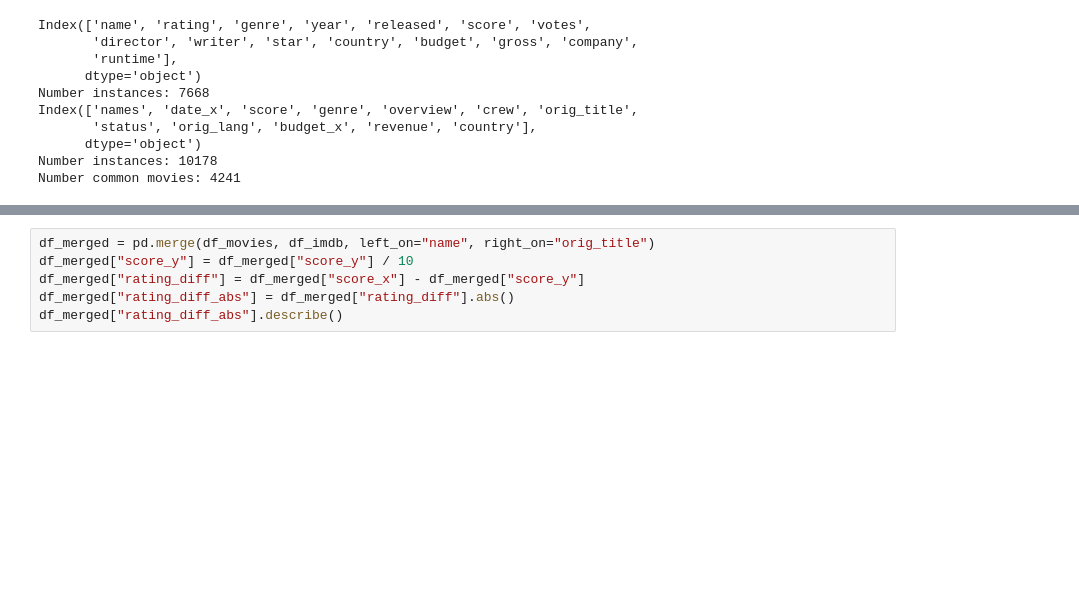
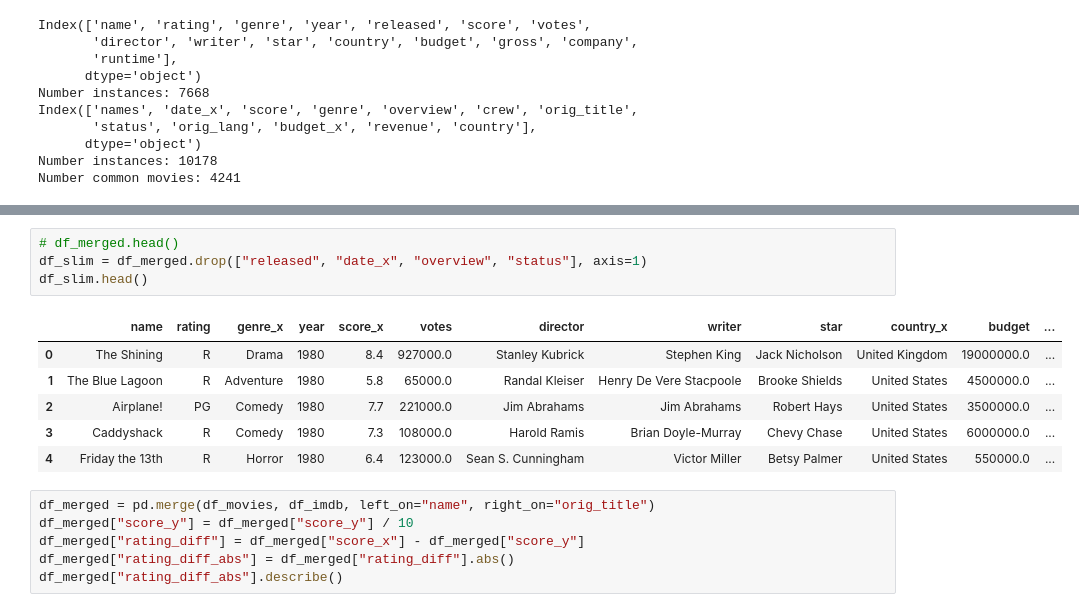
Before and after one commit to KalebJS/cs201r-final-project, a Jupyter notebook: explore.ipynb, the cells around one changed output, grey strips where cells are left out. Saved outputs shown, nothing was run; the diff lists cells and outputs as text; blank space fills up the shorter version.

```diff
--- a/explore.ipynb
+++ b/explore.ipynb
@@ -61,3 +51,14 @@ df_slim = df_merged.drop()
+# %%
+# df_merged.head()
+df_slim = df_merged.drop(["released", "date_x", "overview", "status"], axis=1)
+df_slim.head()
+# %% [output]
+|  | name | rating | genre_x | year | score_x | votes | director | writer | star | country_x | budget | ... |
+| 0 | The Shining | R | Drama | 1980 | 8.4 | 927000.0 | Stanley Kubrick | Stephen King | Jack Nicholson | United Kingdom | 19000000.0 | ... |
+| 1 | The Blue Lagoon | R | Adventure | 1980 | 5.8 | 65000.0 | Randal Kleiser | Henry De Vere Stacpoole | Brooke Shields | United States | 4500000.0 | ... |
+| 2 | Airplane! | PG | Comedy | 1980 | 7.7 | 221000.0 | Jim Abrahams | Jim Abrahams | Robert Hays | United States | 3500000.0 | ... |
+| 3 | Caddyshack | R | Comedy | 1980 | 7.3 | 108000.0 | Harold Ramis | Brian Doyle-Murray | Chevy Chase | United States | 6000000.0 | ... |
+| 4 | Friday the 13th | R | Horror | 1980 | 6.4 | 123000.0 | Sean S. Cunningham | Victor Miller | Betsy Palmer | United States | 550000.0 | ... |
 # %%
 df_merged = pd.merge(df_movies, df_imdb, left_on="name", right_on="orig_title")
 df_merged["score_y"] = df_merged["score_y"] / 10
```
Also changed, not shown: parts of 1 cell of this notebook.
